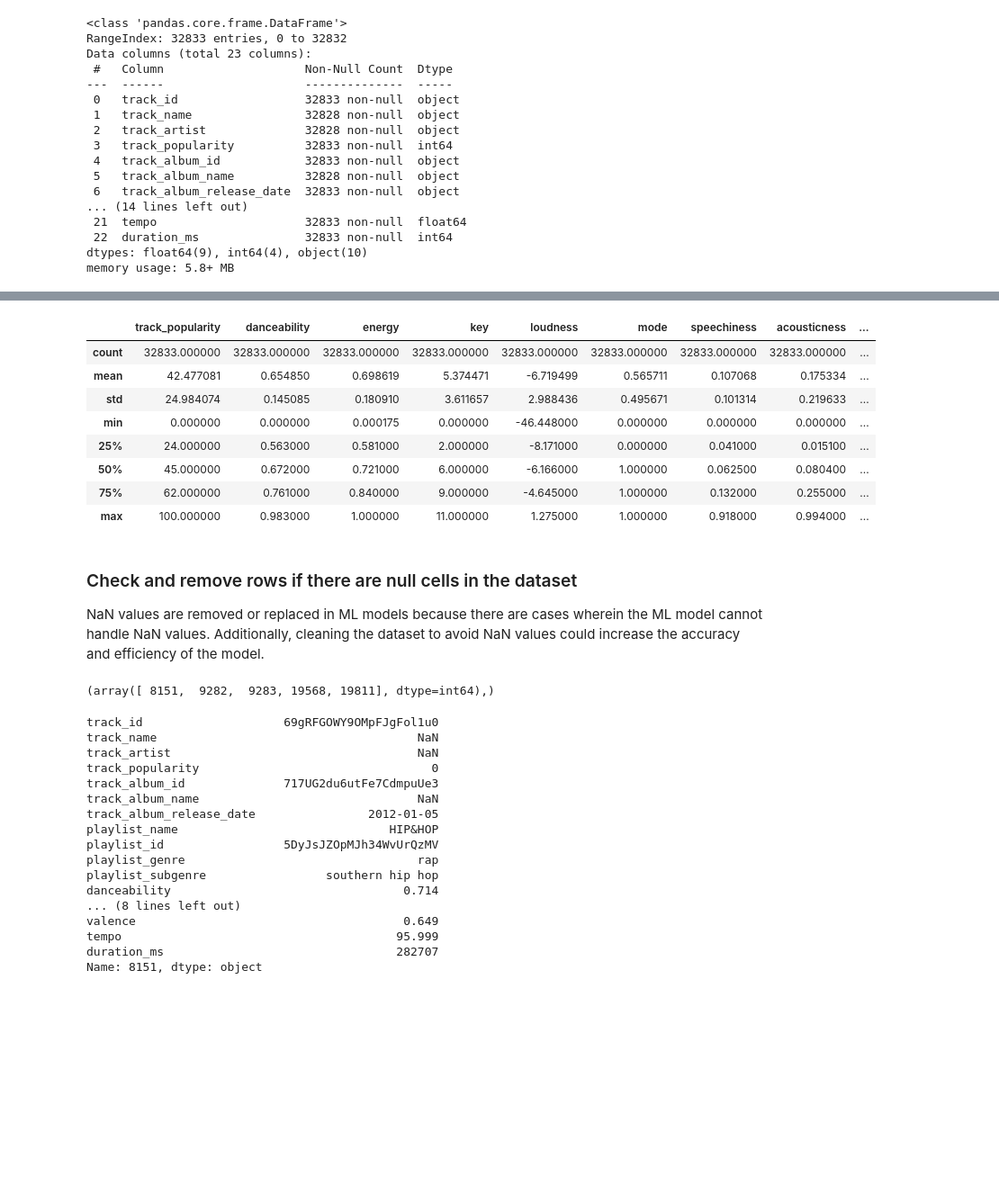
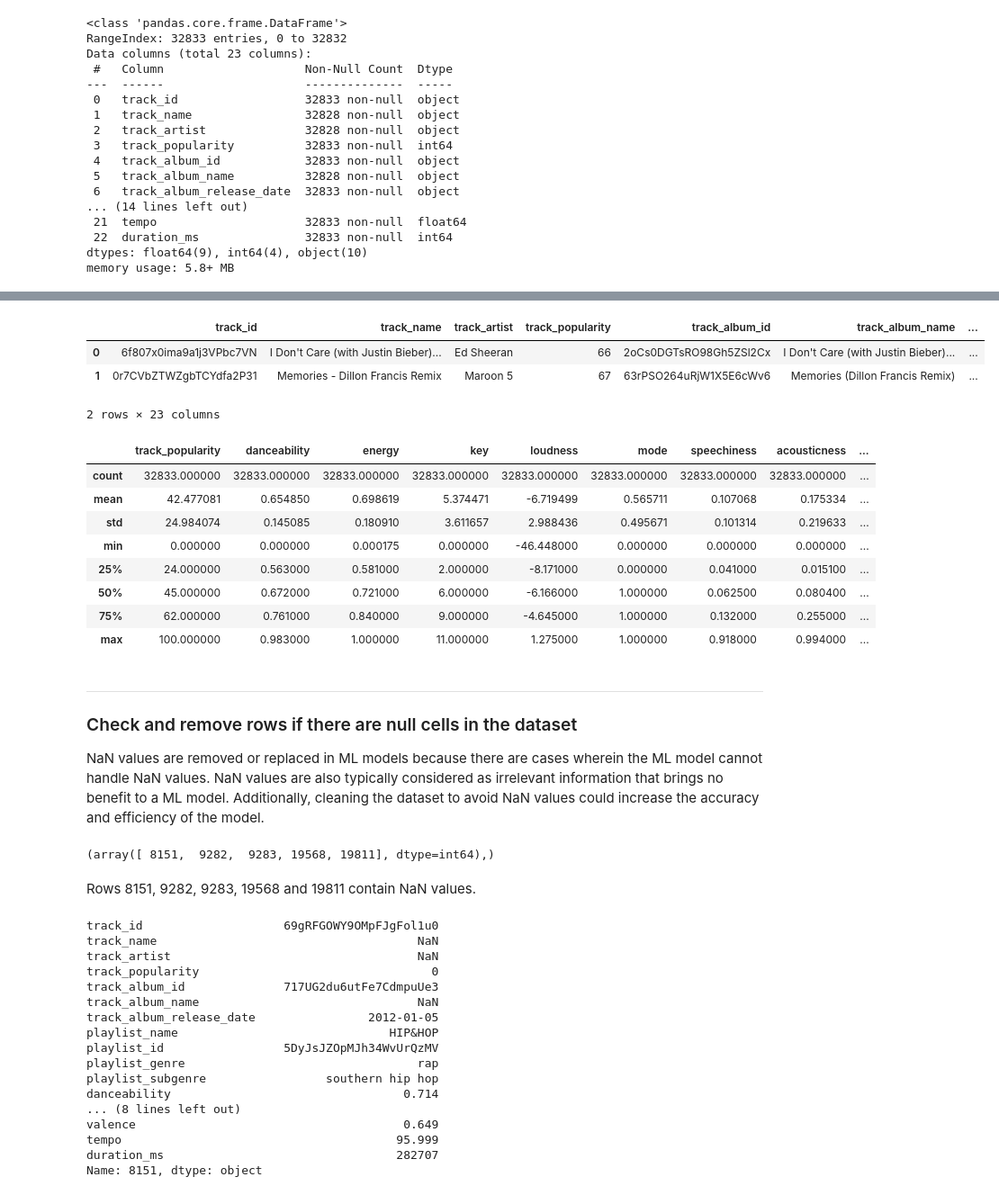
Before and after one commit to MraccraM/MCO3-MachineLearning, a Jupyter notebook: mco3_Avellaneda_Fadrigo_Sibal_Tan.ipynb, the cells around one changed output, grey strips where cells are left out. Shown at 90% size. Drawn from its saved outputs; the diff is of its cells as text; code cells hidden in the pictures; blank space fills up the shorter version.

```diff
--- a/mco3_Avellaneda_Fadrigo_Sibal_Tan.ipynb
+++ b/mco3_Avellaneda_Fadrigo_Sibal_Tan.ipynb
@@ -106,23 +134,35 @@ df.head()
-# %%
-df.describe()
-# %% [output]
-|  | track_popularity | danceability | energy | key | loudness | mode | speechiness | acousticness | ... |
-| count | 32833.000000 | 32833.000000 | 32833.000000 | 32833.000000 | 32833.000000 | 32833.000000 | 32833.000000 | 32833.000000 | ... |
-| mean | 42.477081 | 0.654850 | 0.698619 | 5.374471 | -6.719499 | 0.565711 | 0.107068 | 0.175334 | ... |
-| std | 24.984074 | 0.145085 | 0.180910 | 3.611657 | 2.988436 | 0.495671 | 0.101314 | 0.219633 | ... |
-| min | 0.000000 | 0.000000 | 0.000175 | 0.000000 | -46.448000 | 0.000000 | 0.000000 | 0.000000 | ... |
-| 25% | 24.000000 | 0.563000 | 0.581000 | 2.000000 | -8.171000 | 0.000000 | 0.041000 | 0.015100 | ... |
-| 50% | 45.000000 | 0.672000 | 0.721000 | 6.000000 | -6.166000 | 1.000000 | 0.062500 | 0.080400 | ... |
-| 75% | 62.000000 | 0.761000 | 0.840000 | 9.000000 | -4.645000 | 1.000000 | 0.132000 | 0.255000 | ... |
-| max | 100.000000 | 0.983000 | 1.000000 | 11.000000 | 1.275000 | 1.000000 | 0.918000 | 0.994000 | ... |
+# %%
+# view some of the sample data to ensure data integrity
+df.head(2)
+# %% [output]
+|  | track_id | track_name | track_artist | track_popularity | track_album_id | track_album_name | ... |
+| 0 | 6f807x0ima9a1j3VPbc7VN | I Don't Care (with Justin Bieber)... | Ed Sheeran | 66 | 2oCs0DGTsRO98Gh5ZSl2Cx | I Don't Care (with Justin Bieber)... | ... |
+| 1 | 0r7CVbZTWZgbTCYdfa2P31 | Memories - Dillon Francis Remix | Maroon 5 | 67 | 63rPSO264uRjW1X5E6cWv6 | Memories (Dillon Francis Remix) | ... |
+2 rows × 23 columns
+# %%
+# tabulated description of the numerical values in the dataframe
+df.describe()
+# %% [output]
+|  | track_popularity | danceability | energy | key | loudness | mode | speechiness | acousticness | ... |
+| count | 32833.000000 | 32833.000000 | 32833.000000 | 32833.000000 | 32833.000000 | 32833.000000 | 32833.000000 | 32833.000000 | ... |
+| mean | 42.477081 | 0.654850 | 0.698619 | 5.374471 | -6.719499 | 0.565711 | 0.107068 | 0.175334 | ... |
+| std | 24.984074 | 0.145085 | 0.180910 | 3.611657 | 2.988436 | 0.495671 | 0.101314 | 0.219633 | ... |
+| min | 0.000000 | 0.000000 | 0.000175 | 0.000000 | -46.448000 | 0.000000 | 0.000000 | 0.000000 | ... |
+| 25% | 24.000000 | 0.563000 | 0.581000 | 2.000000 | -8.171000 | 0.000000 | 0.041000 | 0.015100 | ... |
+| 50% | 45.000000 | 0.672000 | 0.721000 | 6.000000 | -6.166000 | 1.000000 | 0.062500 | 0.080400 | ... |
+| 75% | 62.000000 | 0.761000 | 0.840000 | 9.000000 | -4.645000 | 1.000000 | 0.132000 | 0.255000 | ... |
+| max | 100.000000 | 0.983000 | 1.000000 | 11.000000 | 1.275000 | 1.000000 | 0.918000 | 0.994000 | ... |
 # %% [markdown]
+___
 ### Check and remove rows if there are null cells in the dataset
 
-NaN values are removed or replaced in ML models because there are cases wherein the ML model cannot handle NaN values. Additionally, cleaning the dataset to avoid NaN values could increase the accuracy and efficiency of the model.
+NaN values are removed or replaced in ML models because there are cases wherein the ML model cannot handle NaN values. NaN values are also typically considered as irrelevant information that brings no benefit to a ML model. Additionally, cleaning the dataset to avoid NaN values could increase the accuracy and efficiency of the model.
 # %%
 # check for NaN values in dataframe
 nan_rows = df.isna().any(axis=1)
 np.nonzero(nan_rows)
 # %% [output]
 (array([ 8151,  9282,  9283, 19568, 19811], dtype=int64),)
+# %% [markdown]
+Rows 8151, 9282, 9283, 19568 and 19811 contain NaN values.
 # %%
```
Also changed, not shown: parts of 49 cells of this notebook.
